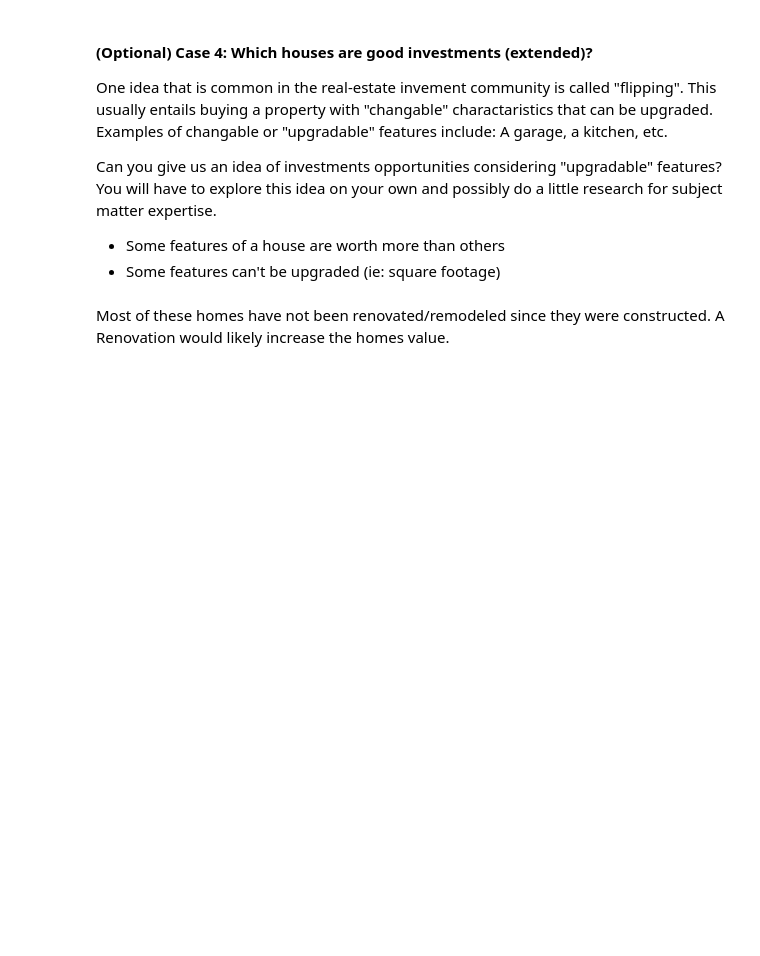
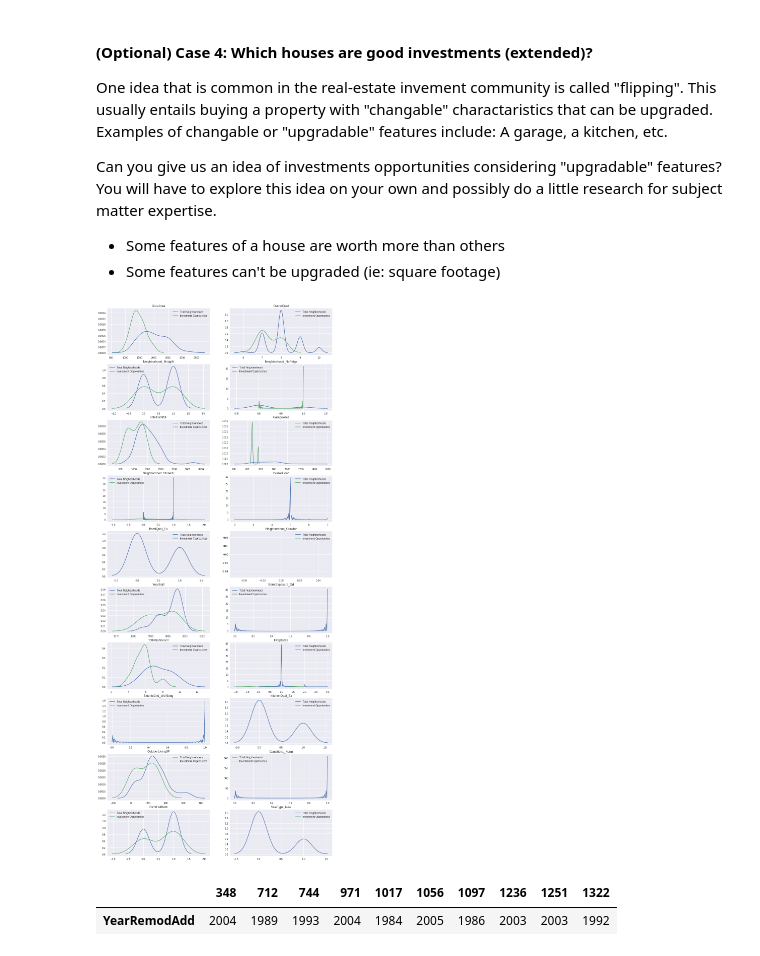
Before and after one commit to djkjohnston/Aimes_Housing_GA_DSI_Proj2, a Jupyter notebook: ipynb/project_2_starter.ipynb, the cells around one changed output. Drawn from its saved outputs; the diff is of its cells as text; code cells hidden in the pictures; blank space fills up the shorter version.

```diff
--- a/ipynb/project_2_starter.ipynb
+++ b/ipynb/project_2_starter.ipynb
@@ -1314,2 +1355,19 @@ opprotunity_df[top_coefs].T
-# %% [markdown]
-Most of these homes have not been renovated/remodeled since they were constructed. A Renovation would likely increase the homes value.
+# %%
+top_neighborhood = df_modeling.query("Neighborhood_NoRidge == 1 or Neighborhood_NridgHt == 1 or  Neighborhood_StoneBr == 1")
+# %%
+top_coefs = get_coef(cv_results_df.loc[63, 'model'], 20)
+
+fig = plt.figure(figsize=(16,40))
+
+for i, col in enumerate(top_coefs):
+    fig.add_subplot(len(top_coefs)/2, 2, i+1)
+    sns.kdeplot(top_neighborhood[col], label = 'Total Neighborhoods')
+    sns.kdeplot(opprotunity_df[col], label = 'Investment Opprotunites')
+    plt.title(col)
+# %% [output]
+[figure, added]
+# %%
+opprotunity_df[['YearRemodAdd']].T
+# %% [output]
+|  | 348 | 712 | 744 | 971 | 1017 | 1056 | 1097 | 1236 | 1251 | 1322 |
+| YearRemodAdd | 2004 | 1989 | 1993 | 2004 | 1984 | 2005 | 1986 | 2003 | 2003 | 1992 |
```
Also changed, not shown: parts of 11 cells of this notebook.
